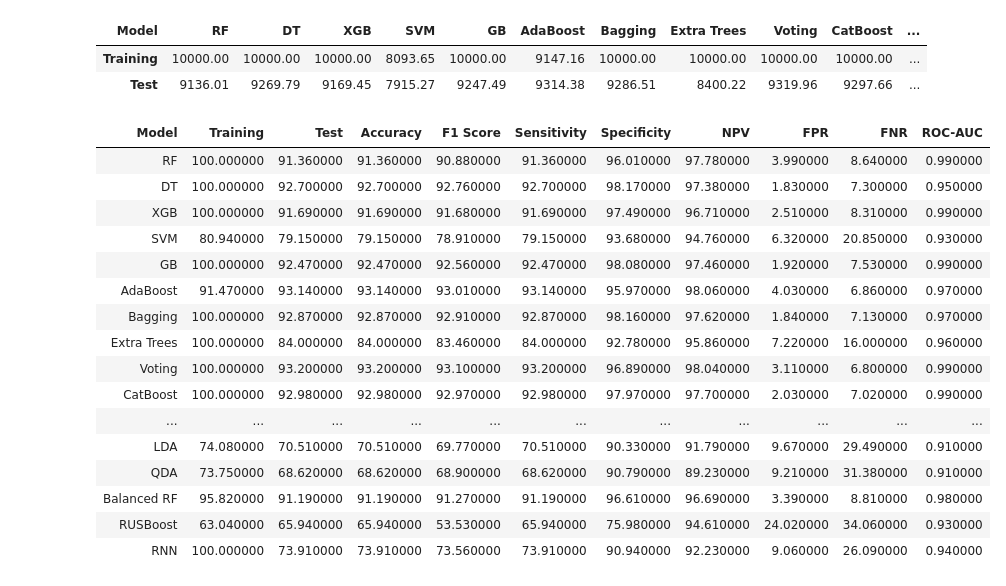
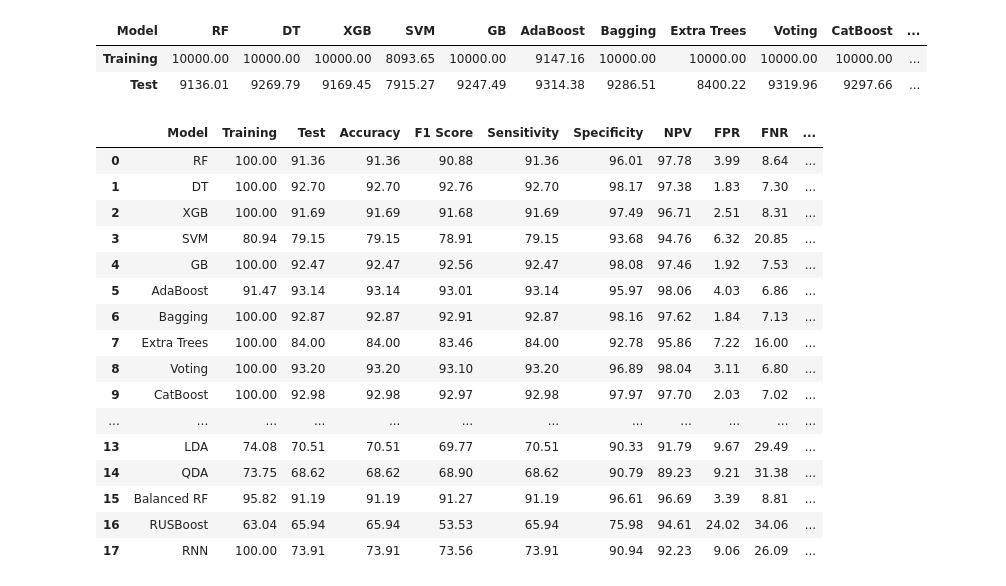
Before and after one commit to samifahim07/EduIntel-Intelligent-Student-Performance-Analytics, a Jupyter notebook: student-performance.ipynb, the cells around one changed output. Saved outputs shown, nothing was run; the diff lists cells and outputs as text; code cells hidden in the pictures.

```diff
--- a/student-performance.ipynb
+++ b/student-performance.ipynb
@@ -3625,50 +3625,50 @@ table = {
         97.7772, 97.3761, 96.7085, 94.7607, 97.4610,
         98.0648, 97.6163, 95.8561, 98.0351, 97.7047,
         97.6121, 97.5990, 91.0328, 91.7868, 89.2338,
         96.6895, 94.6143, 92.2342
     ],
 
     "FPR": [
         3.9921, 1.8273, 2.5109, 6.3187, 1.9211,
         4.0331, 1.8414, 7.2158, 3.1131, 2.0271,
         3.5653, 2.6056, 7.4186, 9.6704, 9.2148,
         3.3946, 24.0197, 9.0606
     ],
 
     "FNR": [
         8.6399, 7.3021, 8.3055, 20.8473, 7.5251,
         6.8562, 7.1349, 15.9978, 6.8004, 7.0234,
         8.4169, 8.6399, 24.8606, 29.4872, 31.3824,
         8.8071, 34.0580, 26.0870
     ],
 
     "ROC-AUC": [
         0.9868, 0.9544, 0.9928, 0.9286, 0.9902,
         0.9705, 0.9705, 0.9637, 0.9892, 0.9941,
         0.9941, 0.9922, 0.9230, 0.9109, 0.9061,
         0.9805, 0.9342, 0.9369
     ]
 }
+
 df = pd.DataFrame(table)
-
+df.style.hide(axis="index")
 df = df.round(2)
-
-df.style.hide(axis="index")
+df
 # %% [output]
-| Model | Training | Test | Accuracy | F1 Score | Sensitivity | Specificity | NPV | FPR | FNR | ROC-AUC |
-| RF | 100.000000 | 91.360000 | 91.360000 | 90.880000 | 91.360000 | 96.010000 | 97.780000 | 3.990000 | 8.640000 | 0.990000 |
-| DT | 100.000000 | 92.700000 | 92.700000 | 92.760000 | 92.700000 | 98.170000 | 97.380000 | 1.830000 | 7.300000 | 0.950000 |
-| XGB | 100.000000 | 91.690000 | 91.690000 | 91.680000 | 91.690000 | 97.490000 | 96.710000 | 2.510000 | 8.310000 | 0.990000 |
-| SVM | 80.940000 | 79.150000 | 79.150000 | 78.910000 | 79.150000 | 93.680000 | 94.760000 | 6.320000 | 20.850000 | 0.930000 |
-| GB | 100.000000 | 92.470000 | 92.470000 | 92.560000 | 92.470000 | 98.080000 | 97.460000 | 1.920000 | 7.530000 | 0.990000 |
-| AdaBoost | 91.470000 | 93.140000 | 93.140000 | 93.010000 | 93.140000 | 95.970000 | 98.060000 | 4.030000 | 6.860000 | 0.970000 |
-| Bagging | 100.000000 | 92.870000 | 92.870000 | 92.910000 | 92.870000 | 98.160000 | 97.620000 | 1.840000 | 7.130000 | 0.970000 |
-| Extra Trees | 100.000000 | 84.000000 | 84.000000 | 83.460000 | 84.000000 | 92.780000 | 95.860000 | 7.220000 | 16.000000 | 0.960000 |
-| Voting | 100.000000 | 93.200000 | 93.200000 | 93.100000 | 93.200000 | 96.890000 | 98.040000 | 3.110000 | 6.800000 | 0.990000 |
-| CatBoost | 100.000000 | 92.980000 | 92.980000 | 92.970000 | 92.980000 | 97.970000 | 97.700000 | 2.030000 | 7.020000 | 0.990000 |
-| ... | ... | ... | ... | ... | ... | ... | ... | ... | ... | ... |
-| LDA | 74.080000 | 70.510000 | 70.510000 | 69.770000 | 70.510000 | 90.330000 | 91.790000 | 9.670000 | 29.490000 | 0.910000 |
-| QDA | 73.750000 | 68.620000 | 68.620000 | 68.900000 | 68.620000 | 90.790000 | 89.230000 | 9.210000 | 31.380000 | 0.910000 |
-| Balanced RF | 95.820000 | 91.190000 | 91.190000 | 91.270000 | 91.190000 | 96.610000 | 96.690000 | 3.390000 | 8.810000 | 0.980000 |
-| RUSBoost | 63.040000 | 65.940000 | 65.940000 | 53.530000 | 65.940000 | 75.980000 | 94.610000 | 24.020000 | 34.060000 | 0.930000 |
-| RNN | 100.000000 | 73.910000 | 73.910000 | 73.560000 | 73.910000 | 90.940000 | 92.230000 | 9.060000 | 26.090000 | 0.940000 |
+|  | Model | Training | Test | Accuracy | F1 Score | Sensitivity | Specificity | NPV | FPR | FNR | ... |
+| 0 | RF | 100.00 | 91.36 | 91.36 | 90.88 | 91.36 | 96.01 | 97.78 | 3.99 | 8.64 | ... |
+| 1 | DT | 100.00 | 92.70 | 92.70 | 92.76 | 92.70 | 98.17 | 97.38 | 1.83 | 7.30 | ... |
+| 2 | XGB | 100.00 | 91.69 | 91.69 | 91.68 | 91.69 | 97.49 | 96.71 | 2.51 | 8.31 | ... |
+| 3 | SVM | 80.94 | 79.15 | 79.15 | 78.91 | 79.15 | 93.68 | 94.76 | 6.32 | 20.85 | ... |
+| 4 | GB | 100.00 | 92.47 | 92.47 | 92.56 | 92.47 | 98.08 | 97.46 | 1.92 | 7.53 | ... |
+| 5 | AdaBoost | 91.47 | 93.14 | 93.14 | 93.01 | 93.14 | 95.97 | 98.06 | 4.03 | 6.86 | ... |
+| 6 | Bagging | 100.00 | 92.87 | 92.87 | 92.91 | 92.87 | 98.16 | 97.62 | 1.84 | 7.13 | ... |
+| 7 | Extra Trees | 100.00 | 84.00 | 84.00 | 83.46 | 84.00 | 92.78 | 95.86 | 7.22 | 16.00 | ... |
+| 8 | Voting | 100.00 | 93.20 | 93.20 | 93.10 | 93.20 | 96.89 | 98.04 | 3.11 | 6.80 | ... |
+| 9 | CatBoost | 100.00 | 92.98 | 92.98 | 92.97 | 92.98 | 97.97 | 97.70 | 2.03 | 7.02 | ... |
+| ... | ... | ... | ... | ... | ... | ... | ... | ... | ... | ... | ... |
+| 13 | LDA | 74.08 | 70.51 | 70.51 | 69.77 | 70.51 | 90.33 | 91.79 | 9.67 | 29.49 | ... |
+| 14 | QDA | 73.75 | 68.62 | 68.62 | 68.90 | 68.62 | 90.79 | 89.23 | 9.21 | 31.38 | ... |
+| 15 | Balanced RF | 95.82 | 91.19 | 91.19 | 91.27 | 91.19 | 96.61 | 96.69 | 3.39 | 8.81 | ... |
+| 16 | RUSBoost | 63.04 | 65.94 | 65.94 | 53.53 | 65.94 | 75.98 | 94.61 | 24.02 | 34.06 | ... |
+| 17 | RNN | 100.00 | 73.91 | 73.91 | 73.56 | 73.91 | 90.94 | 92.23 | 9.06 | 26.09 | ... |
```
